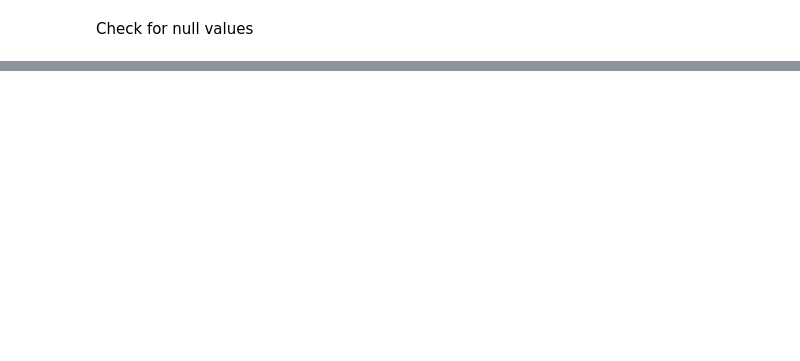
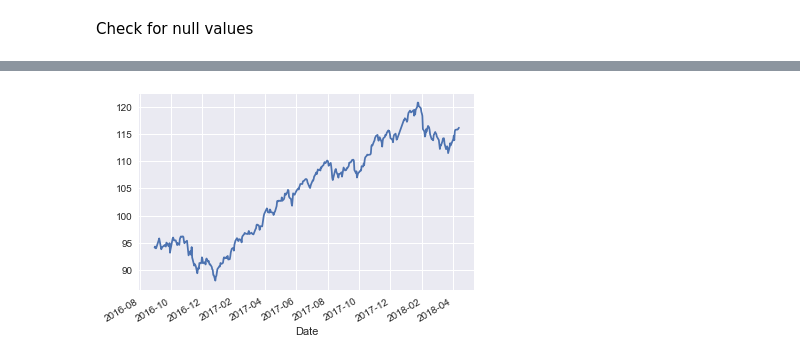
Before and after one commit to Srikar07/Kaggle_Titanic, a Jupyter notebook: AMFI_prediction/AMFI_prediction.ipynb, the cells around one changed output, grey strips where cells are left out. Drawn from its saved outputs; the diff is of its cells as text; code cells hidden in the pictures; blank space fills up the shorter version.

```diff
--- a/AMFI_prediction/AMFI_prediction.ipynb
+++ b/AMFI_prediction/AMFI_prediction.ipynb
@@ -23,6 +23,9 @@ def getQuandlData(code_index):
     #amfi['Code'] = code_val.split('/')[1]
     amfi['Fund_Name'] = amfi_codes.loc[code_index,'Fund_Name']
     return amfi
+# %%
+def plot_timeseries_column(data, column_name):
+    amfi.loc[:,column_name].plot()
 # %%
 amfi_dataset = pd.DataFrame()
 for x in range(0,50):
@@ -90,0 +114,5 @@ amfi_dataset.head()
+# %%
+column_name = 'Sale Price'
+plot_timeseries_column(amfi,column_name)
+# %% [output]
+[figure, added]
```
Also changed, not shown: parts of 13 cells of this notebook.
